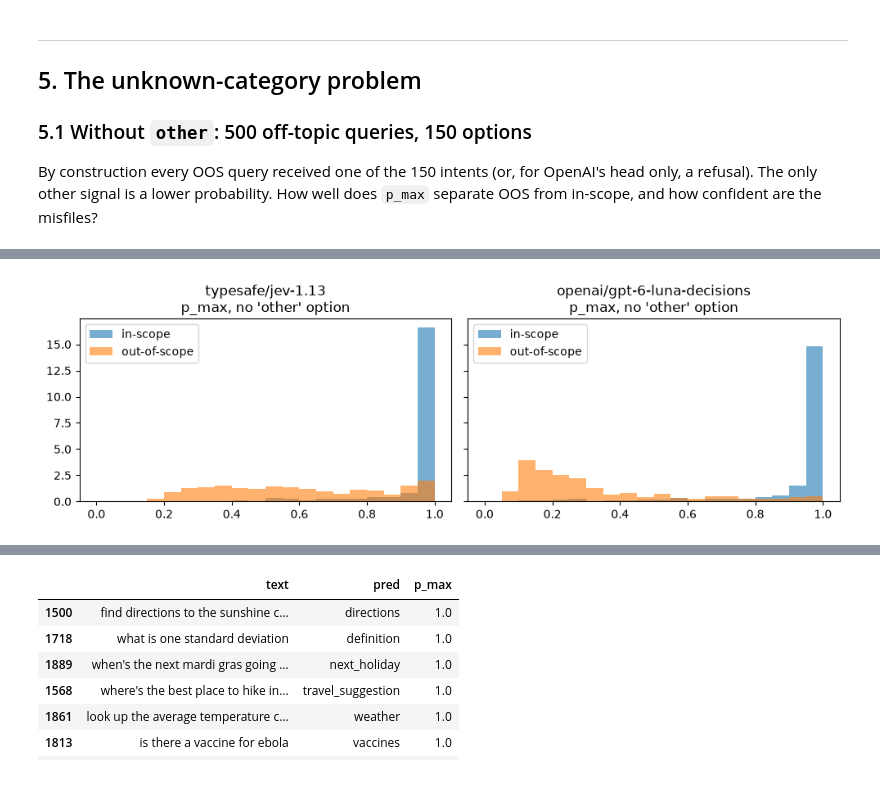
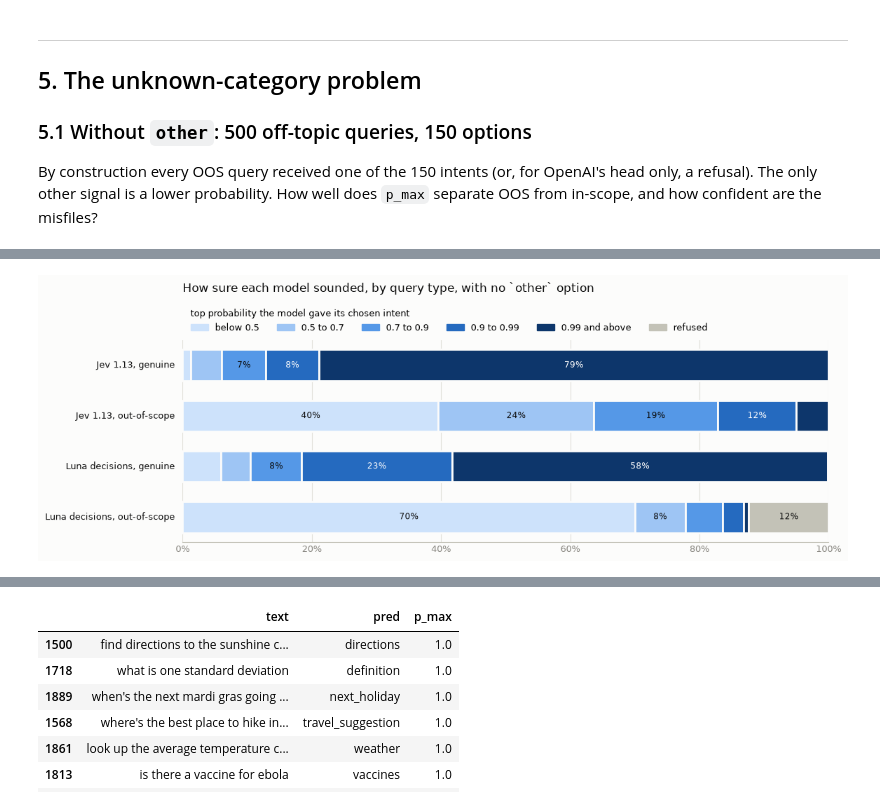
Before and after one commit to paulbruffett/jev-demo, a Jupyter notebook: jev_clinc150.ipynb, the cells around one changed output, grey strips where cells are left out. Saved outputs shown, nothing was run; the diff lists cells and outputs as text; code cells hidden in the pictures.

```diff
--- a/jev_clinc150.ipynb
+++ b/jev_clinc150.ipynb
@@ -467,29 +439,24 @@ other signal is a lower probability. How well does `p_max` separate OOS from in-
 # %%
 from sklearn.metrics import roc_auc_score
 
 def oos_report(res):
     r = res.dropna(subset=["p_max"])
     if r.empty: return {"note": "chat completions: no probability, no signal at all"}
     o = r[r.is_oos]
     return {"refused, OOS / in-scope": f"{res[res.is_oos].pred.isna().mean():.1%} / {res[~res.is_oos].pred.isna().mean():.1%}",
             "AUROC of p_max as OOS detector": round(roc_auc_score(r.is_oos, -r.p_max), 3),
             "median p_max, in-scope": round(r[~r.is_oos].p_max.median(), 3),
             "median p_max, OOS": round(o.p_max.median(), 3),
             "OOS misfiled at p_max >= 0.9": f"{(o.p_max >= 0.9).mean():.1%}",
             "OOS misfiled at p_max >= 0.99": f"{(o.p_max >= 0.99).mean():.1%}"}
 
 display(pd.DataFrame({m: oos_report(results[("no_other", m)]) for m in CONFIGS}).T)
 
-fig, axes = plt.subplots(1, 2, figsize=(10, 3.2), sharey=True)
-for ax, m in zip(axes, [JEV, LUNA_DEC]):
-    r = results[("no_other", m)]
-    ax.hist(r[~r.is_oos].p_max, bins=20, range=(0, 1), alpha=.6, density=True, label="in-scope")
-    ax.hist(r[r.is_oos].p_max,  bins=20, range=(0, 1), alpha=.6, density=True, label="out-of-scope")
-    ax.set_title(f"{m}\np_max, no 'other' option"); ax.legend()
-plt.tight_layout()
+# Each bar splits one model's queries by how sure it sounded. Darker = more confident; grey = refused.
+jevlib.plot_confidence_bands(results, [JEV, LUNA_DEC]);
 # %% [output]
 |  | refused, OOS / in-scope | AUROC of p_max as OOS detector | median p_max, in-scope | median p_max, OOS | ... |
 | typesafe/jev-1.13 | 0.0% / 0.0% | 0.928 | 1.0 | 0.58 | ... |
 | openai/gpt-6-luna-decisions | 12.4% / 0.1% | 0.954 | 0.99 | 0.235 | ... |
 | openai/gpt-6-luna | NaN | NaN | NaN | NaN | ... |
-[figure, old version]
+[figure, new version]
```
Also changed, not shown: parts of 6 cells of this notebook, 2 other files.
